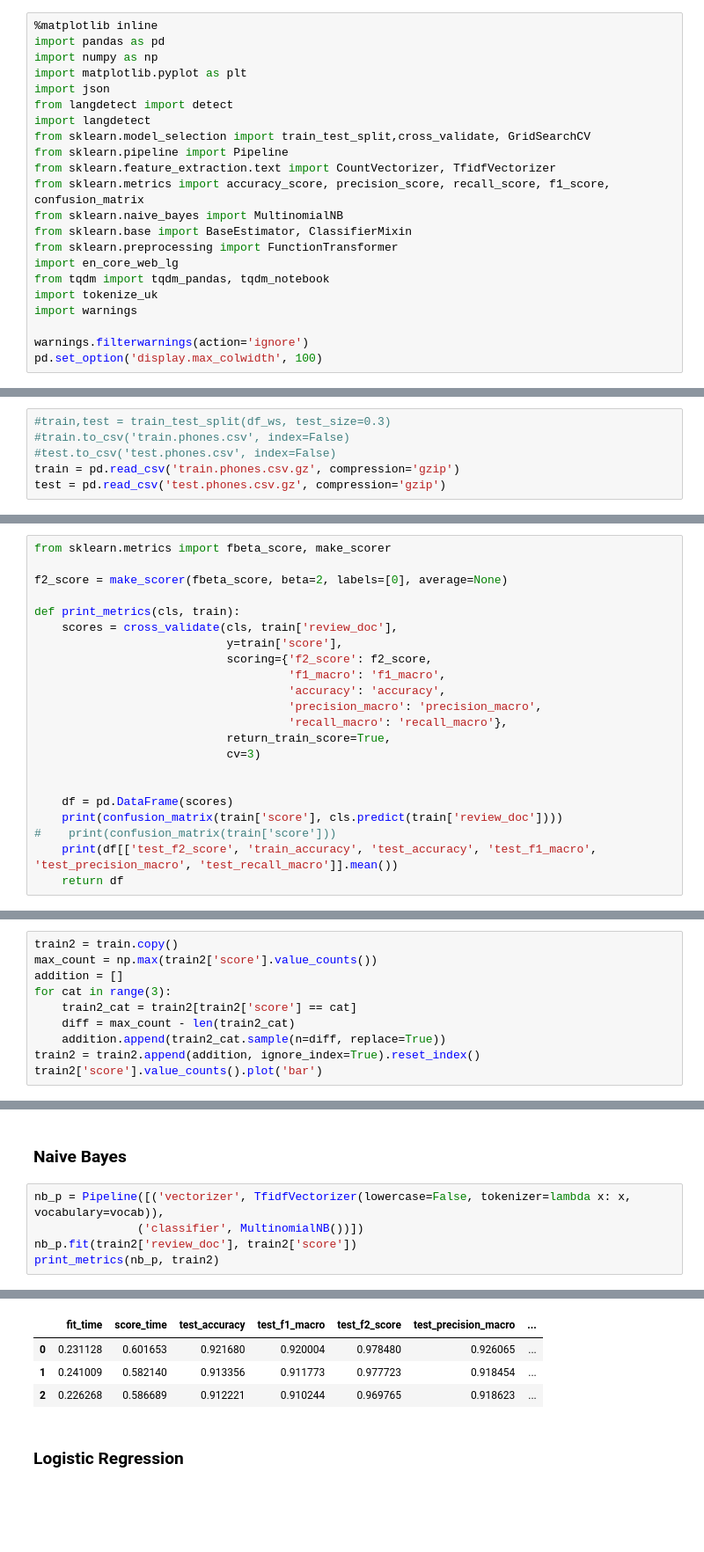
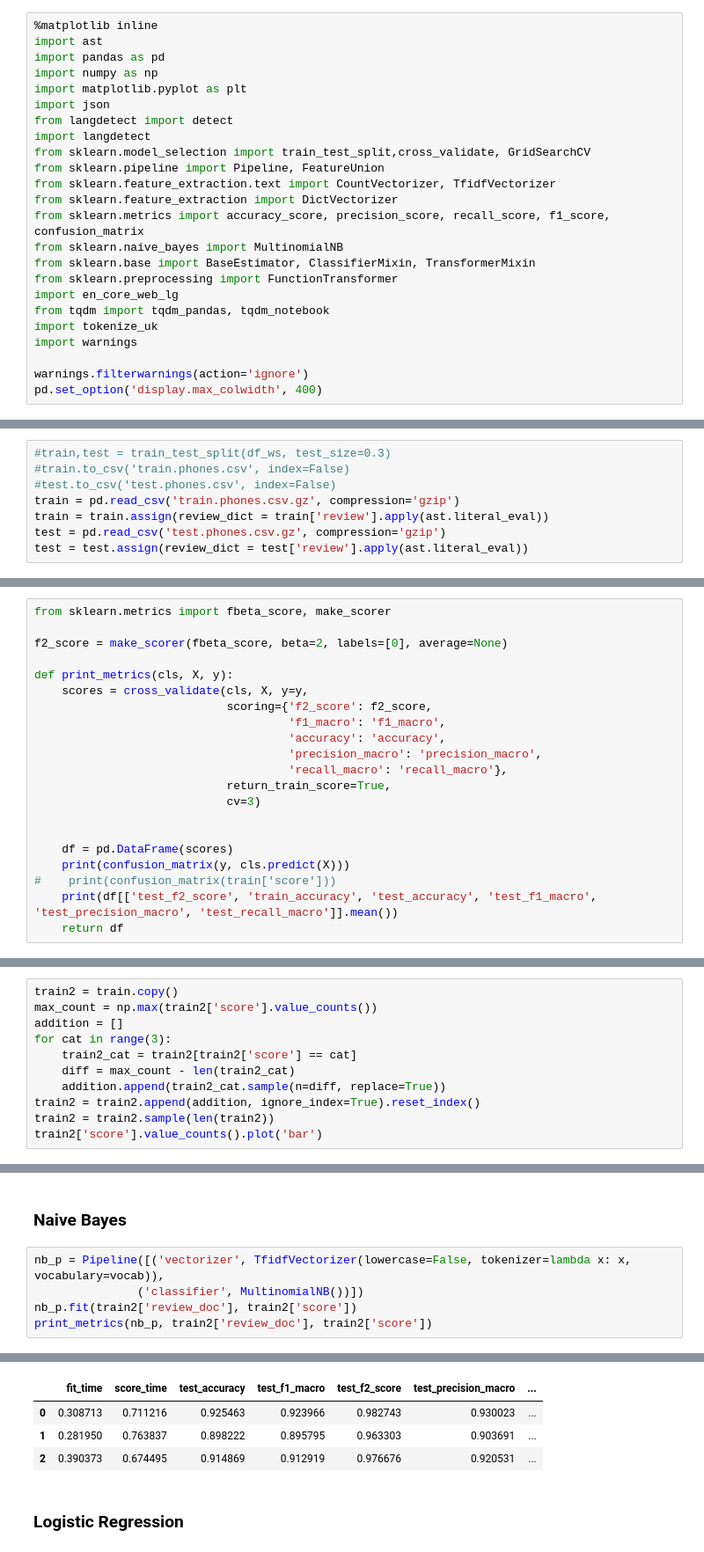
Before and after one commit to sudodoki/prj-nlp, a Jupyter notebook: students/SerhiiNechyporchuk/homework/05-bag-of-words/Homework05.ipynb, the cells around one changed output, grey strips where cells are left out. Shown at 88% size. Saved outputs shown, nothing was run; the diff lists cells and outputs as text; blank space fills up the shorter version.

```diff
--- a/students/SerhiiNechyporchuk/homework/05-bag-of-words/Homework05.ipynb
+++ b/students/SerhiiNechyporchuk/homework/05-bag-of-words/Homework05.ipynb
@@ -1,5 +1,6 @@
 # %%
 %matplotlib inline
+import ast
 import pandas as pd
 import numpy as np
 import matplotlib.pyplot as plt
@@ -7,11 +8,12 @@ import json
 from langdetect import detect
 import langdetect
 from sklearn.model_selection import train_test_split,cross_validate, GridSearchCV
-from sklearn.pipeline import Pipeline
+from sklearn.pipeline import Pipeline, FeatureUnion
 from sklearn.feature_extraction.text import CountVectorizer, TfidfVectorizer
+from sklearn.feature_extraction import DictVectorizer
 from sklearn.metrics import accuracy_score, precision_score, recall_score, f1_score, confusion_matrix
 from sklearn.naive_bayes import MultinomialNB
-from sklearn.base import BaseEstimator, ClassifierMixin
+from sklearn.base import BaseEstimator, ClassifierMixin, TransformerMixin
 from sklearn.preprocessing import FunctionTransformer
 import en_core_web_lg
 from tqdm import tqdm_pandas, tqdm_notebook
@@ -19,7 +21,7 @@ import tokenize_uk
 import warnings
 
 warnings.filterwarnings(action='ignore')
-pd.set_option('display.max_colwidth', 100)
+pd.set_option('display.max_colwidth', 400)
 # %%
 nlp = en_core_web_lg.load()
 # %% [markdown]
@@ -127,7 +125,9 @@ df_ws.head()
 #train.to_csv('train.phones.csv', index=False)
 #test.to_csv('test.phones.csv', index=False)
 train = pd.read_csv('train.phones.csv.gz', compression='gzip')
+train = train.assign(review_dict = train['review'].apply(ast.literal_eval))
 test = pd.read_csv('test.phones.csv.gz', compression='gzip')
+test = test.assign(review_dict = test['review'].apply(ast.literal_eval))
 # %% [markdown]
 Load ukranian stemmer (borrowed from https://github.com/Amice13/ukr_stemmer)
 # %%
@@ -176,9 +170,8 @@ from sklearn.metrics import fbeta_score, make_scorer
 
 f2_score = make_scorer(fbeta_score, beta=2, labels=[0], average=None)
 
-def print_metrics(cls, train):
-    scores = cross_validate(cls, train['review_doc'],
-                            y=train['score'],
+def print_metrics(cls, X, y):
+    scores = cross_validate(cls, X, y=y,
                             scoring={'f2_score': f2_score,
                                      'f1_macro': 'f1_macro',
                                      'accuracy': 'accuracy',
@@ -189,7 +182,7 @@ def print_metrics(cls, train):
 
 
     df = pd.DataFrame(scores)
-    print(confusion_matrix(train['score'], cls.predict(train['review_doc'])))
+    print(confusion_matrix(y, cls.predict(X)))
 #    print(confusion_matrix(train['score']))
     print(df[['test_f2_score', 'train_accuracy', 'test_accuracy', 'test_f1_macro', 'test_precision_macro', 'test_recall_macro']].mean())
     return df
@@ -369,6 +362,7 @@ for cat in range(3):
     diff = max_count - len(train2_cat)
     addition.append(train2_cat.sample(n=diff, replace=True))
 train2 = train2.append(addition, ignore_index=True).reset_index()
+train2 = train2.sample(len(train2))
 train2['score'].value_counts().plot('bar')
 # %% [output]
 <matplotlib.axes._subplots.AxesSubplot at 0x...>
@@ -379,5 +373,5 @@ train2['score'].value_counts().plot('bar')
 nb_p = Pipeline([('vectorizer', TfidfVectorizer(lowercase=False, tokenizer=lambda x: x, vocabulary=vocab)),
                ('classifier', MultinomialNB())])
 nb_p.fit(train2['review_doc'], train2['score'])
-print_metrics(nb_p, train2)
+print_metrics(nb_p, train2['review_doc'], train2['score'])
 # %% [output]
@@ -393,8 +387,8 @@ test_recall_macro       0.915752
 dtype: float64
 |  | fit_time | score_time | test_accuracy | test_f1_macro | test_f2_score | test_precision_macro | ... |
-| 0 | 0.231128 | 0.601653 | 0.921680 | 0.920004 | 0.978480 | 0.926065 | ... |
-| 1 | 0.241009 | 0.582140 | 0.913356 | 0.911773 | 0.977723 | 0.918454 | ... |
-| 2 | 0.226268 | 0.586689 | 0.912221 | 0.910244 | 0.969765 | 0.918623 | ... |
+| 0 | 0.308713 | 0.711216 | 0.925463 | 0.923966 | 0.982743 | 0.930023 | ... |
+| 1 | 0.281950 | 0.763837 | 0.898222 | 0.895795 | 0.963303 | 0.903691 | ... |
+| 2 | 0.390373 | 0.674495 | 0.914869 | 0.912919 | 0.976676 | 0.920531 | ... |
 # %% [markdown]
 ### Logistic Regression
 # %%
```
Also changed, not shown: parts of 32 cells of this notebook, 5 other files.
